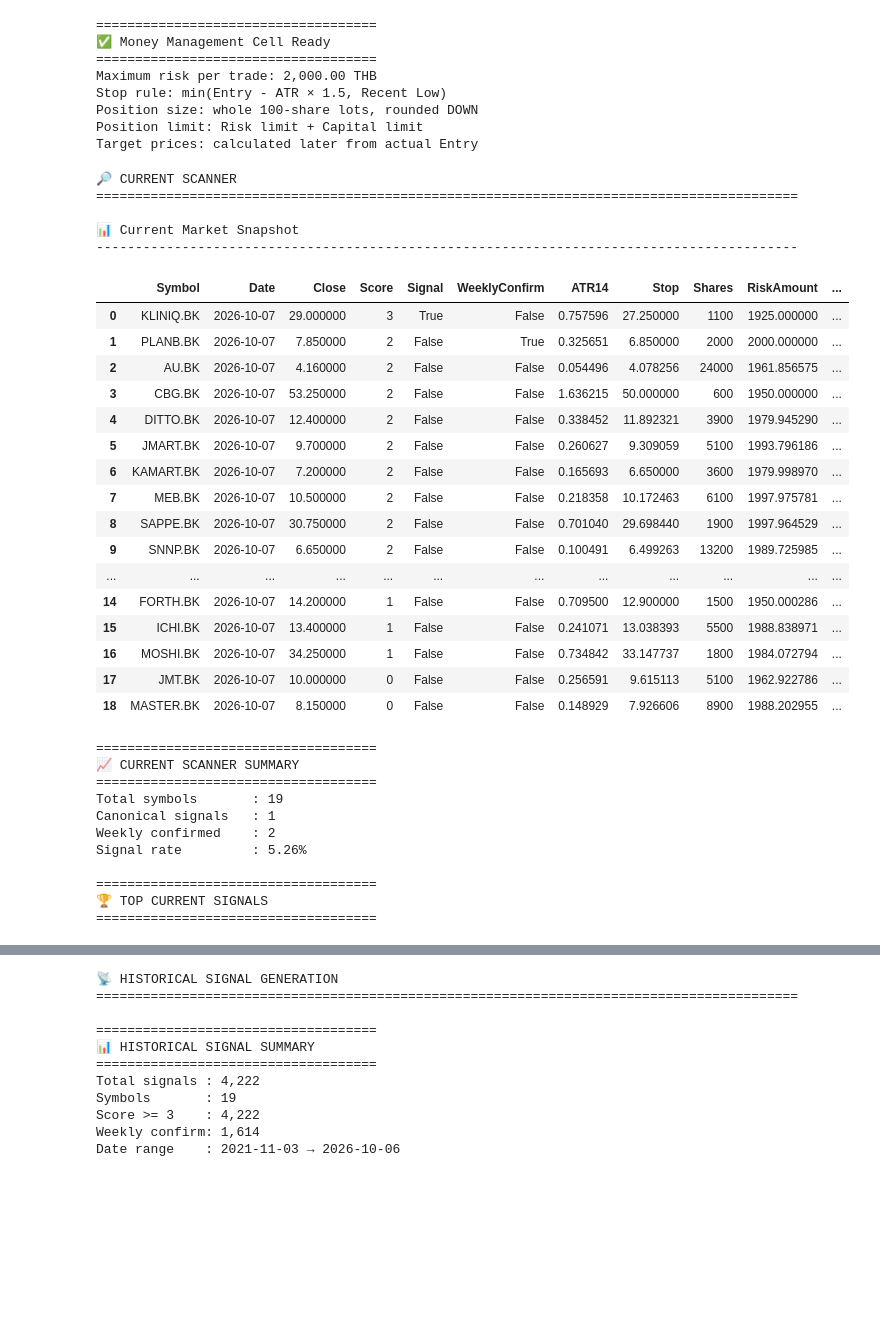
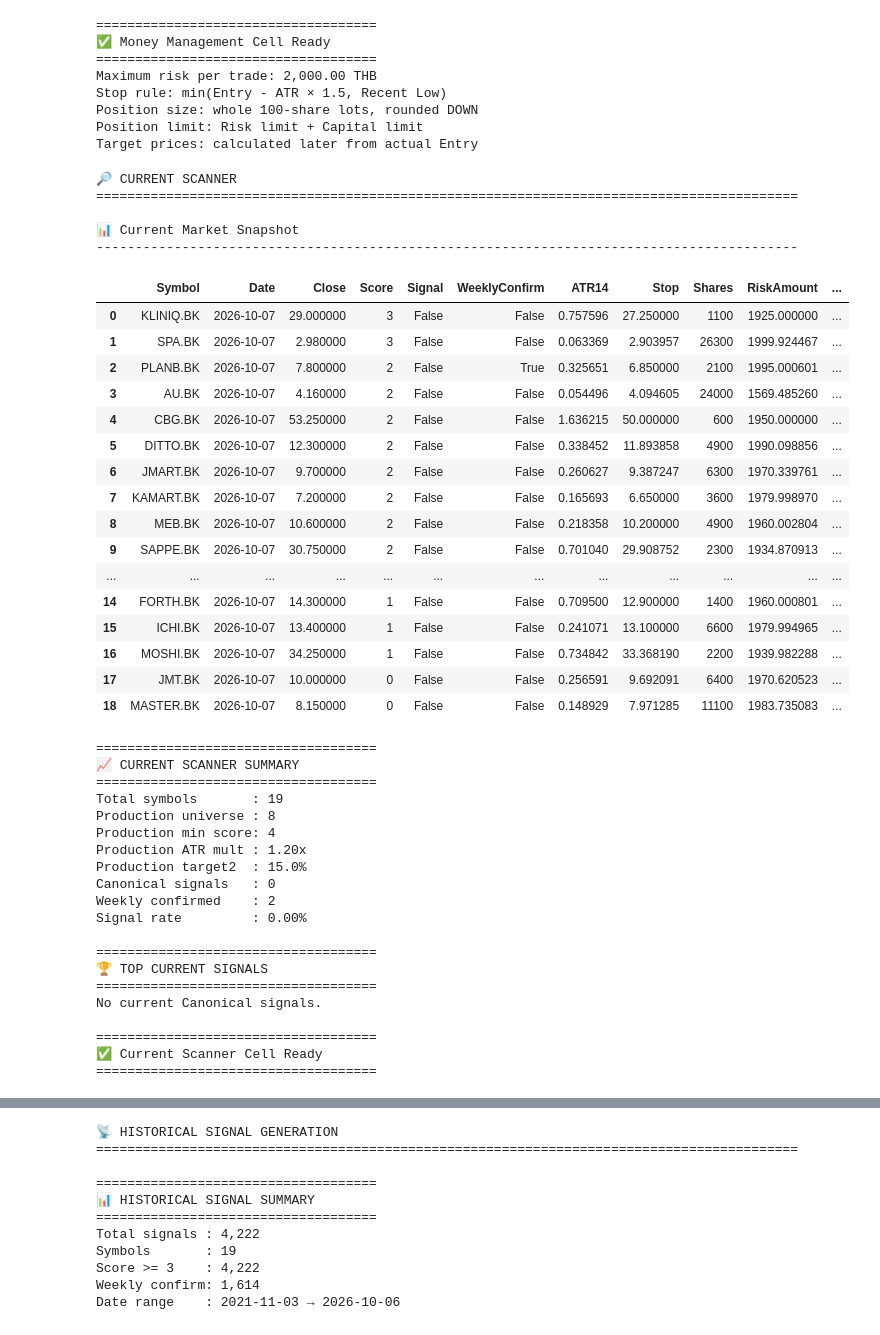
Before and after one commit to worasak2530seed/fast-hybrid-pro, a Jupyter notebook: results/Fast_Hybrid_Pro_latest.ipynb, the cells around one changed output, grey strips where cells are left out. Cells and saved outputs as stored; diff of their text form; code cells hidden in the pictures; blank space fills up the shorter version.

```diff
--- a/results/Fast_Hybrid_Pro_latest.ipynb
+++ b/results/Fast_Hybrid_Pro_latest.ipynb
@@ -51,6 +51,26 @@ WARMUP_BARS = 200
 
 # Maximum holding period
 MAX_HOLDING_DAYS = 20
+
+# ============================================================
+# PRODUCTION STRATEGY — selected from unseen-test validation
+# ============================================================
+PRODUCTION_MIN_SCORE = 4
+PRODUCTION_WEEKLY_CONFIRM = False
+PRODUCTION_ATR_MULT = 1.2
+PRODUCTION_TARGET2_PCT = 0.15
+PRODUCTION_MAX_HOLDING_DAYS = 20
+
+PRODUCTION_SYMBOLS = [
+    "TKN.BK",
+    "SAPPE.BK",
+    "SPA.BK",
+    "XO.BK",
+    "FORTH.BK",
+    "DITTO.BK",
+    "ICHI.BK",
+    "MASTER.BK",
+]
 
 
 WATCHLIST = sorted(set([
@@ -2617,10 +2637,18 @@ def build_current_scan_row(symbol, df):
         entry_price,
         atr,
         recent_low,
+        atr_multiplier=PRODUCTION_ATR_MULT,
     )
 
     score = row.get("CANONICAL_SCORE", np.nan)
-    signal = bool(row.get("CANONICAL_SIGNAL", False))
+    signal = (
+        symbol in PRODUCTION_SYMBOLS
+        and float(row.get("CANONICAL_SCORE", 0)) >= PRODUCTION_MIN_SCORE
+        and (
+            not PRODUCTION_WEEKLY_CONFIRM
+            or bool(row.get("CANONICAL_WEEKLY_CONFIRM", False))
+        )
+    )
 
     weekly_trend = bool(
         row.get("CANONICAL_WEEKLY_TREND", False)
@@ -2641,7 +2669,7 @@ def build_current_scan_row(symbol, df):
     )
 
     target2 = (
-        float(entry_price * 1.15)
+        float(entry_price * (1 + PRODUCTION_TARGET2_PCT))
         if pd.notna(entry_price)
         else np.nan
     )
@@ -2749,6 +2777,10 @@ print("📈 CURRENT SCANNER SUMMARY")
 print("====================================")
 
 print(f"Total symbols       : {len(current_scan)}")
+print(f"Production universe : {len(PRODUCTION_SYMBOLS)}")
+print(f"Production min score: {PRODUCTION_MIN_SCORE}")
+print(f"Production ATR mult : {PRODUCTION_ATR_MULT:.2f}x")
+print(f"Production target2  : {PRODUCTION_TARGET2_PCT * 100:.1f}%")
 print(f"Canonical signals   : {len(signal_scan)}")
 print(f"Weekly confirmed    : {len(weekly_confirmed)}")
 
@@ -2793,57 +2825,66 @@ else:
 
 
 # ============================================================
 # SANITY CHECKS
 # ============================================================
 
 assert len(current_scan) == len(canonical_data)
 
 assert current_scan["Score"].dropna().between(0, 5).all()
 
 assert (
     current_scan["RiskAmount"].fillna(0)
     <= RISK_PER_TRADE + 1e-9
 ).all()
 
 assert (
     current_scan["PositionValue"].fillna(0)
     <= INITIAL_CAPITAL + 1e-9
 ).all()
 
 print("\n====================================")
 print("✅ Current Scanner Cell Ready")
 print("====================================")
 # %% [output]
 🔎 CURRENT SCANNER
 ==========================================================================================
 
 📊 Current Market Snapshot
 ------------------------------------------------------------------------------------------
 |  | Symbol | Date | Close | Score | Signal | WeeklyConfirm | ATR14 | Stop | Shares | RiskAmount | ... |
-| 0 | KLINIQ.BK | 2026-10-07 | 29.000000 | 3 | True | False | 0.757596 | 27.250000 | 1100 | 1925.000000 | ... |
-| 1 | PLANB.BK | 2026-10-07 | 7.850000 | 2 | False | True | 0.325651 | 6.850000 | 2000 | 2000.000000 | ... |
-| 2 | AU.BK | 2026-10-07 | 4.160000 | 2 | False | False | 0.054496 | 4.078256 | 24000 | 1961.856575 | ... |
-| 3 | CBG.BK | 2026-10-07 | 53.250000 | 2 | False | False | 1.636215 | 50.000000 | 600 | 1950.000000 | ... |
-| 4 | DITTO.BK | 2026-10-07 | 12.400000 | 2 | False | False | 0.338452 | 11.892321 | 3900 | 1979.945290 | ... |
-| 5 | JMART.BK | 2026-10-07 | 9.700000 | 2 | False | False | 0.260627 | 9.309059 | 5100 | 1993.796186 | ... |
-| 6 | KAMART.BK | 2026-10-07 | 7.200000 | 2 | False | False | 0.165693 | 6.650000 | 3600 | 1979.998970 | ... |
-| 7 | MEB.BK | 2026-10-07 | 10.500000 | 2 | False | False | 0.218358 | 10.172463 | 6100 | 1997.975781 | ... |
-| 8 | SAPPE.BK | 2026-10-07 | 30.750000 | 2 | False | False | 0.701040 | 29.698440 | 1900 | 1997.964529 | ... |
-| 9 | SNNP.BK | 2026-10-07 | 6.650000 | 2 | False | False | 0.100491 | 6.499263 | 13200 | 1989.725985 | ... |
+| 0 | KLINIQ.BK | 2026-10-07 | 29.000000 | 3 | False | False | 0.757596 | 27.250000 | 1100 | 1925.000000 | ... |
+| 1 | SPA.BK | 2026-10-07 | 2.980000 | 3 | False | False | 0.063369 | 2.903957 | 26300 | 1999.924467 | ... |
+| 2 | PLANB.BK | 2026-10-07 | 7.800000 | 2 | False | True | 0.325651 | 6.850000 | 2100 | 1995.000601 | ... |
+| 3 | AU.BK | 2026-10-07 | 4.160000 | 2 | False | False | 0.054496 | 4.094605 | 24000 | 1569.485260 | ... |
+| 4 | CBG.BK | 2026-10-07 | 53.250000 | 2 | False | False | 1.636215 | 50.000000 | 600 | 1950.000000 | ... |
+| 5 | DITTO.BK | 2026-10-07 | 12.300000 | 2 | False | False | 0.338452 | 11.893858 | 4900 | 1990.098856 | ... |
+| 6 | JMART.BK | 2026-10-07 | 9.700000 | 2 | False | False | 0.260627 | 9.387247 | 6300 | 1970.339761 | ... |
+| 7 | KAMART.BK | 2026-10-07 | 7.200000 | 2 | False | False | 0.165693 | 6.650000 | 3600 | 1979.998970 | ... |
+| 8 | MEB.BK | 2026-10-07 | 10.600000 | 2 | False | False | 0.218358 | 10.200000 | 4900 | 1960.002804 | ... |
+| 9 | SAPPE.BK | 2026-10-07 | 30.750000 | 2 | False | False | 0.701040 | 29.908752 | 2300 | 1934.870913 | ... |
 | ... | ... | ... | ... | ... | ... | ... | ... | ... | ... | ... | ... |
-| 14 | FORTH.BK | 2026-10-07 | 14.200000 | 1 | False | False | 0.709500 | 12.900000 | 1500 | 1950.000286 | ... |
-| 15 | ICHI.BK | 2026-10-07 | 13.400000 | 1 | False | False | 0.241071 | 13.038393 | 5500 | 1988.838971 | ... |
-| 16 | MOSHI.BK | 2026-10-07 | 34.250000 | 1 | False | False | 0.734842 | 33.147737 | 1800 | 1984.072794 | ... |
-| 17 | JMT.BK | 2026-10-07 | 10.000000 | 0 | False | False | 0.256591 | 9.615113 | 5100 | 1962.922786 | ... |
-| 18 | MASTER.BK | 2026-10-07 | 8.150000 | 0 | False | False | 0.148929 | 7.926606 | 8900 | 1988.202955 | ... |
+| 14 | FORTH.BK | 2026-10-07 | 14.300000 | 1 | False | False | 0.709500 | 12.900000 | 1400 | 1960.000801 | ... |
+| 15 | ICHI.BK | 2026-10-07 | 13.400000 | 1 | False | False | 0.241071 | 13.100000 | 6600 | 1979.994965 | ... |
+| 16 | MOSHI.BK | 2026-10-07 | 34.250000 | 1 | False | False | 0.734842 | 33.368190 | 2200 | 1939.982288 | ... |
+| 17 | JMT.BK | 2026-10-07 | 10.000000 | 0 | False | False | 0.256591 | 9.692091 | 6400 | 1970.620523 | ... |
+| 18 | MASTER.BK | 2026-10-07 | 8.150000 | 0 | False | False | 0.148929 | 7.971285 | 11100 | 1983.735083 | ... |
 ====================================
 📈 CURRENT SCANNER SUMMARY
 ====================================
 Total symbols       : 19
-Canonical signals   : 1
+Production universe : 8
+Production min score: 4
+Production ATR mult : 1.20x
+Production target2  : 15.0%
+Canonical signals   : 0
 Weekly confirmed    : 2
-Signal rate         : 5.26%
+Signal rate         : 0.00%
 
 ====================================
 🏆 TOP CURRENT SIGNALS
 ====================================
+No current Canonical signals.
+
+====================================
+✅ Current Scanner Cell Ready
+====================================
```
Also changed, not shown: parts of 6 cells of this notebook, 1 other file.
